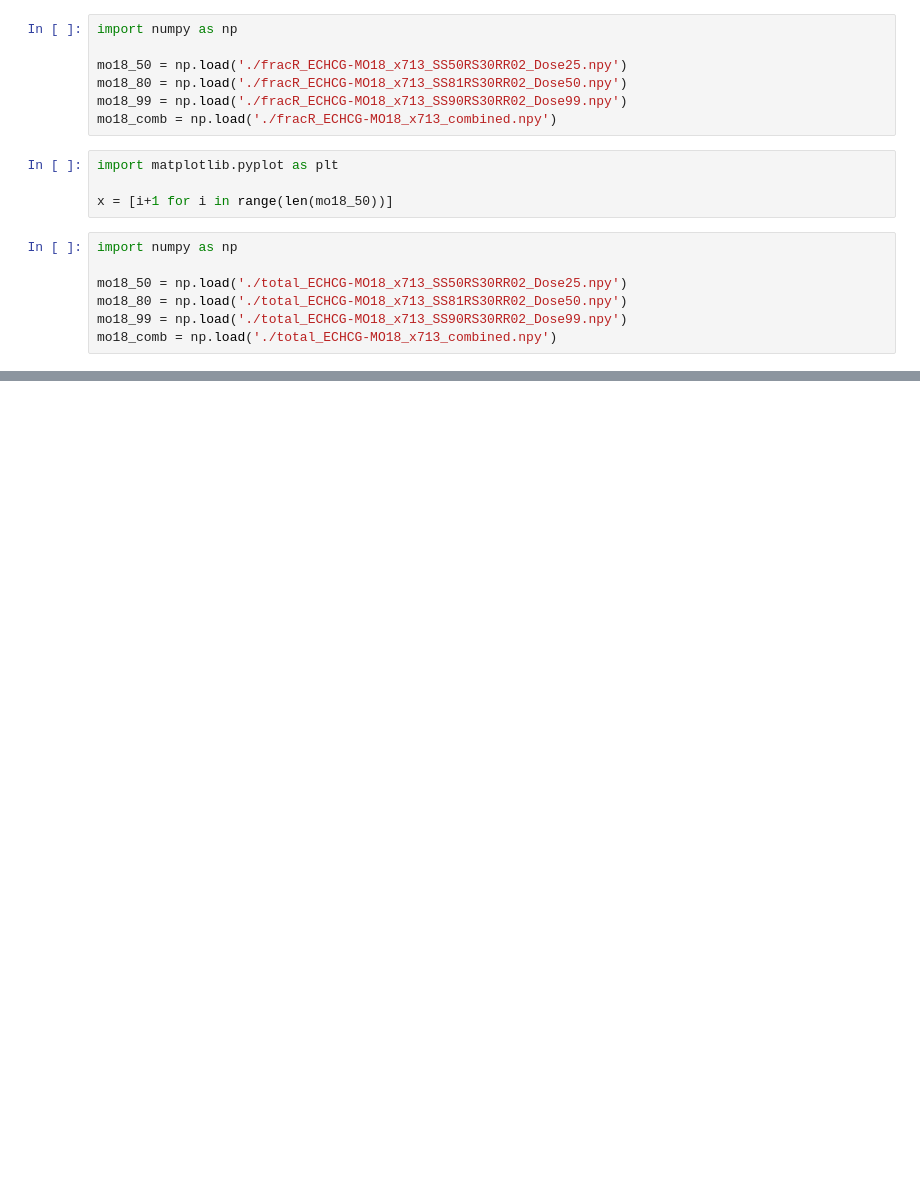
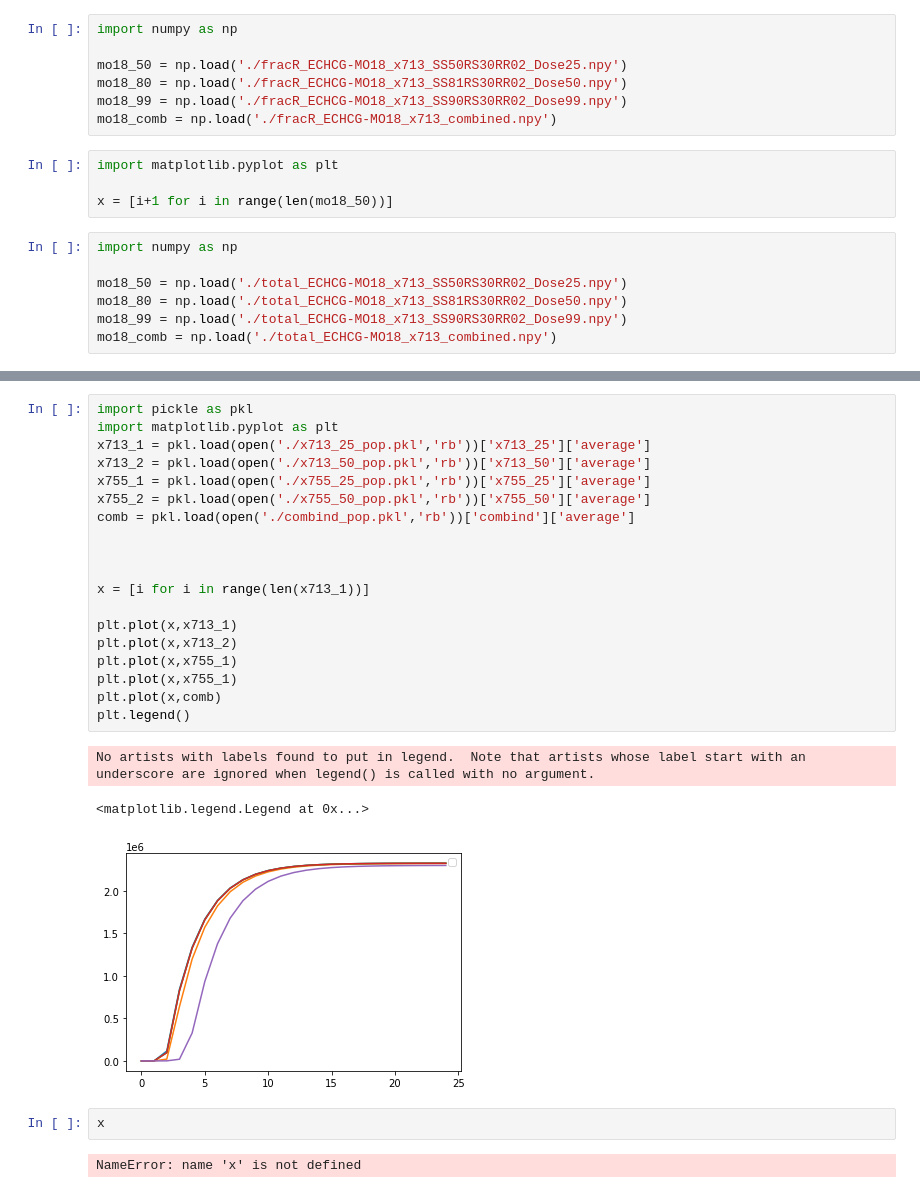
Before and after one commit to Sakib1418/Corteva, a Jupyter notebook: plot.ipynb, the cells around one changed output, grey strips where cells are left out. Saved outputs shown, nothing was run; the diff lists cells and outputs as text; blank space fills up the shorter version.

```diff
--- a/plot.ipynb
+++ b/plot.ipynb
@@ -31,0 +97,27 @@ Text(0.5, 1.0, 'ECHCG-MO18 with x713')
+# %%
+import pickle as pkl
+import matplotlib.pyplot as plt
+x713_1 = pkl.load(open('./x713_25_pop.pkl','rb'))['x713_25']['average']
+x713_2 = pkl.load(open('./x713_50_pop.pkl','rb'))['x713_50']['average']
+x755_1 = pkl.load(open('./x755_25_pop.pkl','rb'))['x755_25']['average']
+x755_2 = pkl.load(open('./x755_50_pop.pkl','rb'))['x755_50']['average']
+comb = pkl.load(open('./combind_pop.pkl','rb'))['combind']['average']
+
+
+
+x = [i for i in range(len(x713_1))]
+
+plt.plot(x,x713_1)
+plt.plot(x,x713_2)
+plt.plot(x,x755_1)
+plt.plot(x,x755_1)
+plt.plot(x,comb)
+plt.legend()
+# %% [output]
+No artists with labels found to put in legend.  Note that artists whose label start with an underscore are ignored when legend() is called with no argument.
+<matplotlib.legend.Legend at 0x...>
+[figure, added]
+# %%
+x
+# %% [output]
+NameError: name 'x' is not defined
```
Also changed, not shown: parts of 4 cells of this notebook, 13 other files.
